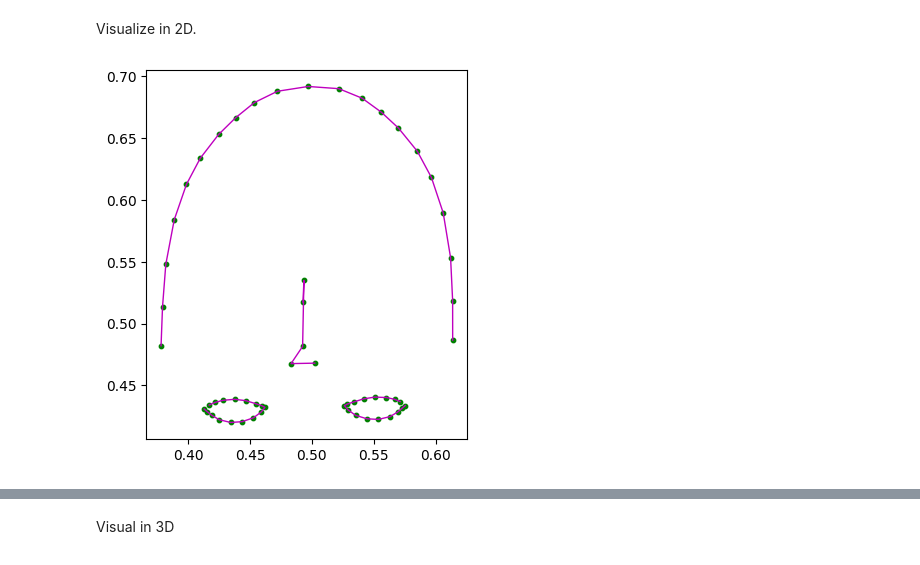
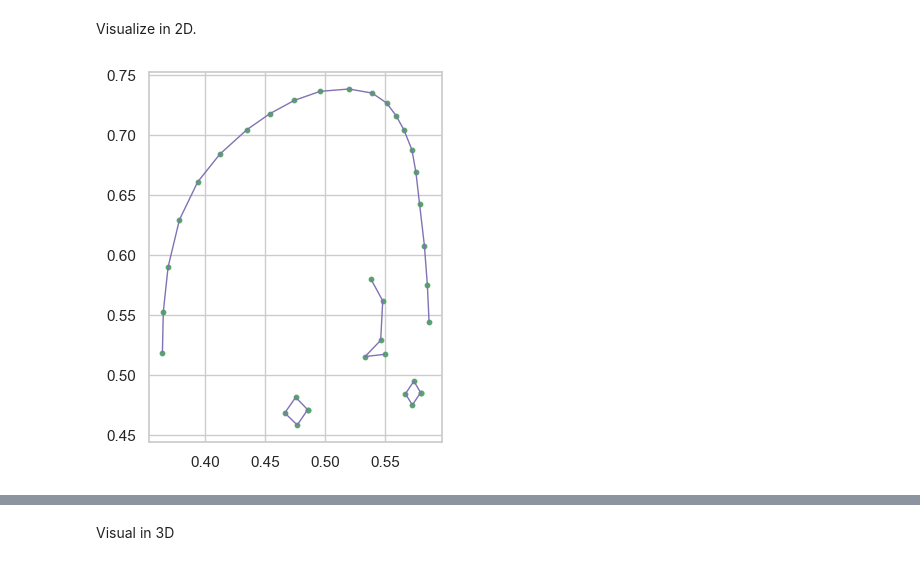
Before and after one commit to dinhanit/Abnormal_Behavior, a Jupyter notebook: Source/Data/EDA_data.ipynb, the cells around one changed output, grey strips where cells are left out. Cells and saved outputs as stored; diff of their text form; code cells hidden in the pictures.

Commit message:
fix visualize boxplot, visualize image in 2D, 3D when change keypoints

```diff
--- a/Source/Data/EDA_data.ipynb
+++ b/Source/Data/EDA_data.ipynb
@@ -536,7 +474,7 @@ face_mesh = mp_face_mesh.FaceMesh()
 cheeks = [234, 93, 132, 58, 172, 136, 150, 149, 176, 148, 152, 377, 400, 378, 379, 365, 397, 288, 361, 323, 454]
 left_eyes = [33, 246, 161, 160, 159, 158, 157, 173, 133, 155, 154, 153, 145, 144, 163, 7]
 right_eyes = [263, 466, 388, 387, 386, 385, 384, 398, 362, 382, 381, 380, 374, 373, 390, 249]
-nose = [1, 2, 5, 3, 248]
+nose = [2, 1, 5, 3, 248]
 
 desired_keypoint_indices = []  # Modify this list to choose your desired keypoints
 desired_keypoint_indices.append(cheeks)
@@ -544,7 +482,7 @@ desired_keypoint_indices.append(nose)
 desired_keypoint_indices.append(left_eyes)
 desired_keypoint_indices.append(right_eyes)
 
-image = cv2.imread('Datasets/SplitData/train/Normal/image_7.jpg')
+image = cv2.imread(r'D:\Abnormal_Behavior\Source\Data\DataSets\SplitData\train\Abnormal\image_20.jpg')
 rgb_image = cv2.cvtColor(image, cv2.COLOR_BGR2RGB)
 
 landmarks = face_mesh.process(rgb_image)
@@ -565,7 +503,7 @@ if landmarks.multi_face_landmarks:
             keypoints_to_draw = [keypoints[index] for index in indices if index < len(keypoints)]
 
             for cx, cy in keypoints_to_draw:
-                plt.scatter(cx, cy, s=10, c='g', marker='o')
+                plt.scatter(cx, cy, s=5, c='g', marker='o')
 
             for i in range(len(keypoints_to_draw) - 1):
                 x, y = zip(*keypoints_to_draw)
@@ -584,7 +590,7 @@ Visualize in 2D.
 def visualize_keypoints(image_path, desired_keypoint_indices):
     # Initialize MediaPipe Face Detection and Facial Landmarks models
     mp_face_mesh = mp.solutions.face_mesh
-    face_mesh = mp_face_mesh.FaceMesh()
+    face_mesh = mp_face_mesh.FaceMesh(refine_landmarks=True)
 
     # Load the image
     image = cv2.imread(image_path)
@@ -594,35 +600,35 @@ def visualize_keypoints(image_path, desired_keypoint_indices):
 
     if landmarks.multi_face_landmarks:
         for face_landmarks in landmarks.multi_face_landmarks:
             # Create a new figure for the plot
             plt.figure()
 
             # Draw lines and keypoints
             for indices in desired_keypoint_indices:
                 keypoints_to_draw = [(face_landmarks.landmark[index].x, face_landmarks.landmark[index].y) for index in indices]
 
                 # Extract x and y coordinates
                 x, y = zip(*keypoints_to_draw)
 
                 # Plot lines
                 plt.plot(x, y, color='m', linewidth=1)
 
                 # Plot keypoints
                 plt.scatter(x, y, s=10, c='g', marker='o')
 
             # Set the aspect ratio to equal for a square plot
             plt.gca().set_aspect('equal', adjustable='box')
             plt.show()
 
 # Example usage:
-image_path = r'Datasets/SplitData/train/Normal/image_7.jpg'  # Replace with the path to your image
+image_path = r'D:\Abnormal_Behavior\Source\Data\DataSets\SplitData\train\Abnormal\image_20.jpg'  # Replace with the path to your image
 desired_keypoint_indices = [
     [234, 93, 132, 58, 172, 136, 150, 149, 176, 148, 152, 377, 400, 378, 379, 365, 397, 288, 361, 323, 454],
-    [1, 2, 5, 3, 248],
-    [33, 246, 161, 160, 159, 158, 157, 173, 133, 155, 154, 153, 145, 144, 163, 7],
-    [263, 466, 388, 387, 386, 385, 384, 398, 362, 382, 381, 380, 374, 373, 390, 249]
+    [2,1, 5, 3, 248],
+    [474, 475, 476,477,474],
+    [469, 470, 471, 472,469],
 ]
 
 visualize_keypoints(image_path, desired_keypoint_indices)
 # %% [output]
-[figure, old version]
+[figure, new version]
```
Also changed, not shown: parts of 14 cells of this notebook.
